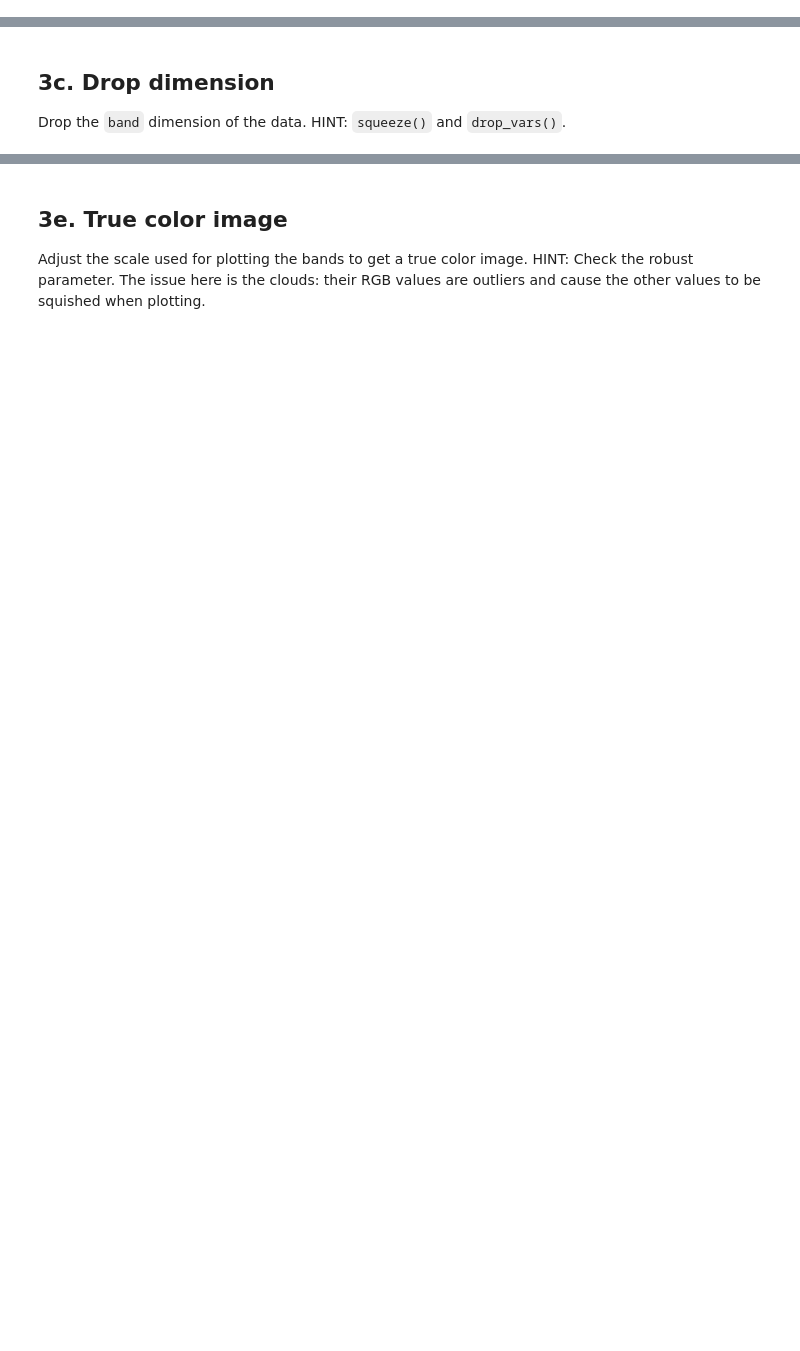
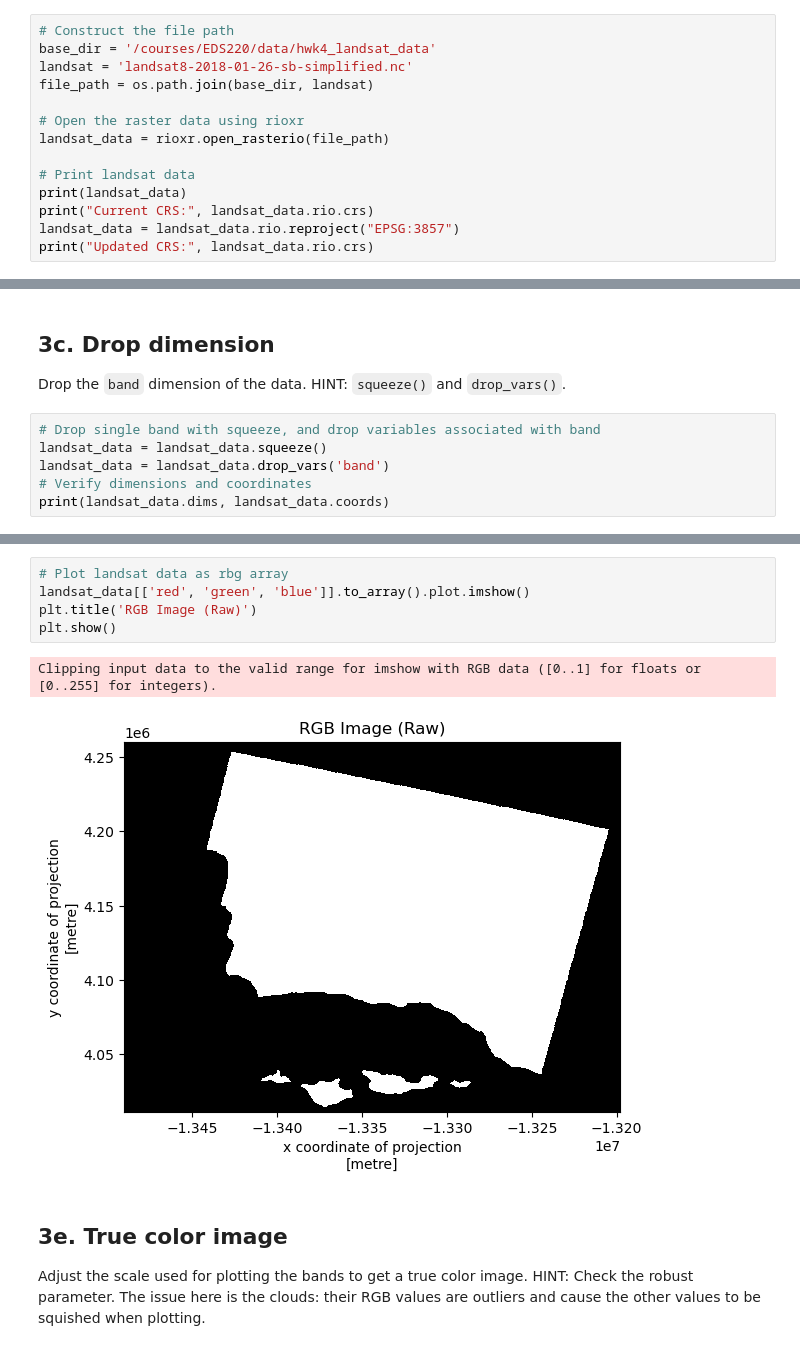
Before and after one commit to YoselynR/Thomas-Fire-Analysis-YR, a Jupyter notebook: hwk4-task2-false-color-Ramirez.ipynb, the cells around one changed output, grey strips where cells are left out. Drawn from its saved outputs; the diff is of its cells as text; blank space fills up the shorter version.

```diff
--- a/hwk4-task2-false-color-Ramirez.ipynb
+++ b/hwk4-task2-false-color-Ramirez.ipynb
@@ -37,0 +48,14 @@ Construct a file path to the Landsat data using `os` and import it using `rioxr.
+# %%
+# Construct the file path
+base_dir = '/courses/EDS220/data/hwk4_landsat_data'
+landsat = 'landsat8-2018-01-26-sb-simplified.nc'
+file_path = os.path.join(base_dir, landsat)
+
+# Open the raster data using rioxr
+landsat_data = rioxr.open_rasterio(file_path)
+
+# Print landsat data
+print(landsat_data)
+print("Current CRS:", landsat_data.rio.crs)
+landsat_data = landsat_data.rio.reproject("EPSG:3857")
+print("Updated CRS:", landsat_data.rio.crs)
@@ -41,3 +110,9 @@ Explore the data and write a brief summary of the information you obtained from
 # %% [markdown]
 ## 3c. Drop dimension
 Drop the `band` dimension of the data. HINT: `squeeze()` and `drop_vars()`.
+# %%
+# Drop single band with squeeze, and drop variables associated with band
+landsat_data = landsat_data.squeeze()
+landsat_data = landsat_data.drop_vars('band')
+# Verify dimensions and coordinates
+print(landsat_data.dims, landsat_data.coords)
@@ -51,3 +131,11 @@ Without creating any new variables:
+# %%
+# Plot landsat data as rbg array
+landsat_data[['red', 'green', 'blue']].to_array().plot.imshow()
+plt.title('RGB Image (Raw)')
+plt.show()
+# %% [output]
+Clipping input data to the valid range for imshow with RGB data ([0..1] for floats or [0..255] for integers).
+[figure, added]
 # %% [markdown]
 ## 3e. True color image
 Adjust the scale used for plotting the bands to get a true color image. HINT: Check the robust parameter. The issue here is the clouds: their RGB values are outliers and cause the other values to be squished when plotting.
```
Also changed, not shown: parts of 13 cells of this notebook.
